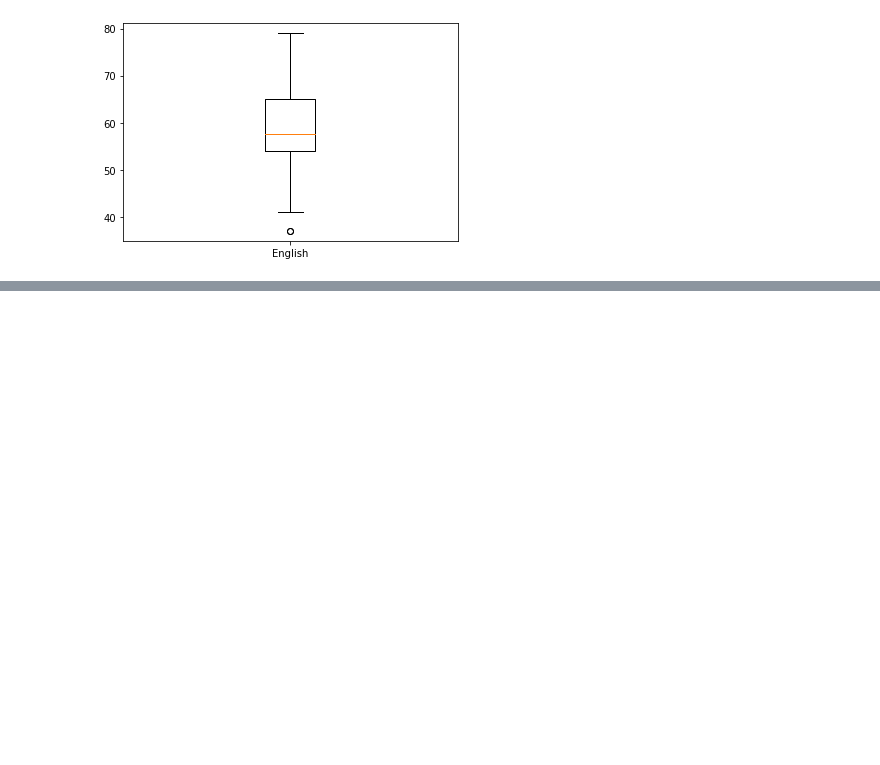
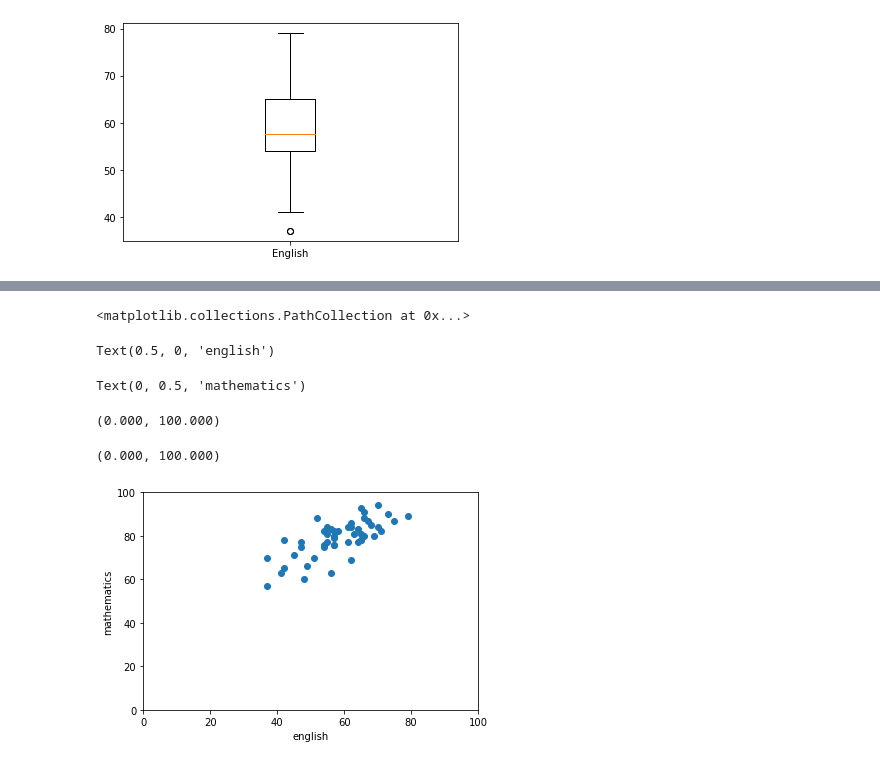
Before and after one commit to JngMkk/TIL, a Jupyter notebook: Python/Statistic/1_EDA.ipynb, the cells around one changed output, grey strips where cells are left out. Cells and saved outputs as stored; diff of their text form; code cells hidden in the pictures; blank space fills up the shorter version.

```diff
--- a/Python/Statistic/1_EDA.ipynb
+++ b/Python/Statistic/1_EDA.ipynb
@@ -564,0 +632,14 @@ plt.boxplot(df.english, labels=['English'])
+# %%
+plt.scatter(df['english'],df['mathematics'] )
+plt.xlabel('english')
+plt.ylabel('mathematics')
+plt.xlim((0, 100))
+plt.ylim((0, 100))
+plt.show()
+# %% [output]
+<matplotlib.collections.PathCollection at 0x...>
+Text(0.5, 0, 'english')
+Text(0, 0.5, 'mathematics')
+(0.000, 100.000)
+(0.000, 100.000)
+[figure, added]
```
Also changed, not shown: parts of 7 cells of this notebook.
